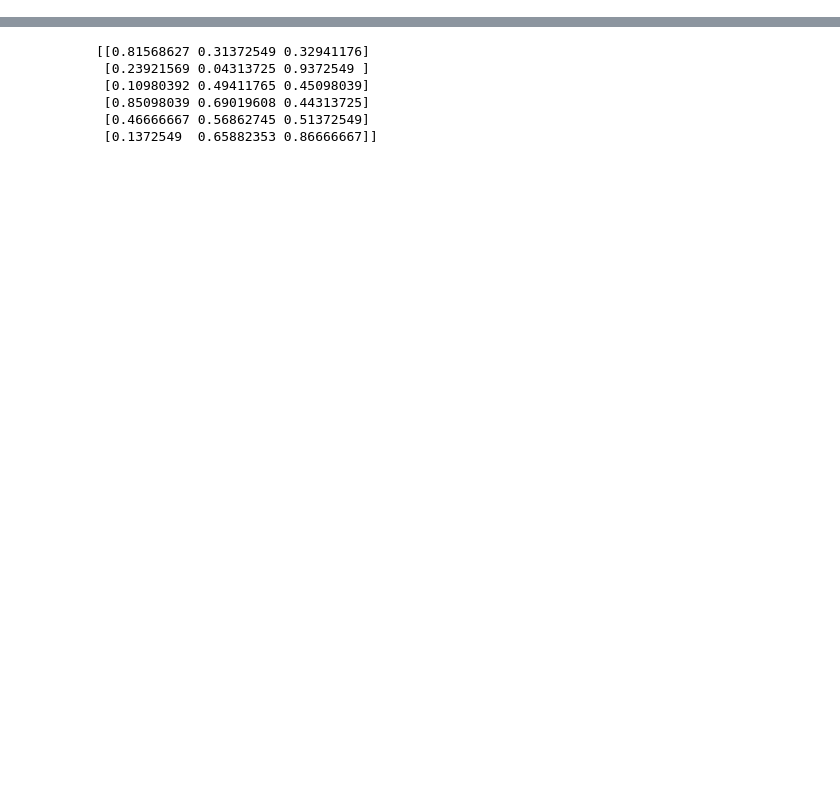
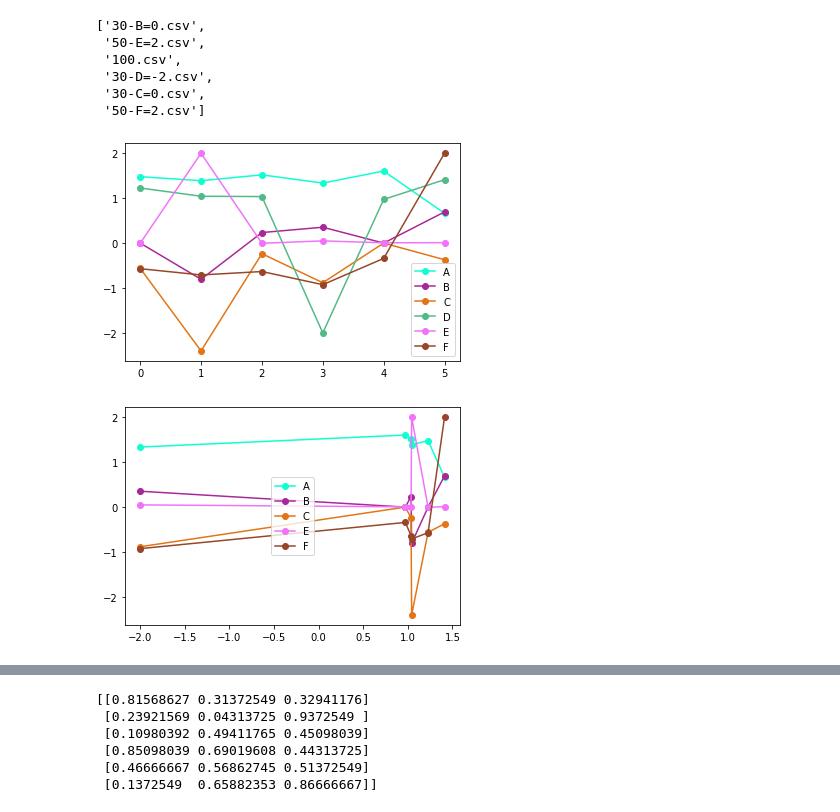
Before and after one commit to Skroko/02463-active-final-miniproject, a Jupyter notebook: actual.ipynb, the cells around one changed output, grey strips where cells are left out. Drawn from its saved outputs; the diff is of its cells as text; code cells hidden in the pictures; blank space fills up the shorter version.

```diff
--- a/actual.ipynb
+++ b/actual.ipynb
@@ -46,0 +19,9 @@ colors = np.random.randint(0,255,(n_vars,3))/255
+# %%
+files
+# %% [output]
+['30-B=0.csv',
+ '50-E=2.csv',
+ '100.csv',
+ '30-D=-2.csv',
+ '30-C=0.csv',
+ '50-F=2.csv']
@@ -46,0 +35,21 @@ colors = np.random.randint(0,255,(n_vars,3))/255
+# %%
+def compare_stats(stat, n, vars):
+    n_stat = stat[:,n]
+    rest_stat = stat[:, [i for i in range(stat.shape[1]) if i != n]]
+    for i in range(len(stat)):
+        plt.plot(range(len(stat)),stat[:,i],'-o' , color=colors[i],label=vars[i])
+    plt.legend()
+    plt.show()
+    plt.close()
+    idx = np.argsort(n_stat)
+    for i in range(len(stat)):
+        if i != n:
+            plt.plot(n_stat[idx],stat[:,i][idx],'-o', color=colors[i],label=vars[i])
+    plt.legend(loc=10)
+    plt.show()
+    plt.close()
+# %%
+compare_stats(means,3,vars)
+# %% [output]
+[figure, added]
+[figure, added]
```
Also changed, not shown: parts of 17 cells of this notebook, 1 other file.
